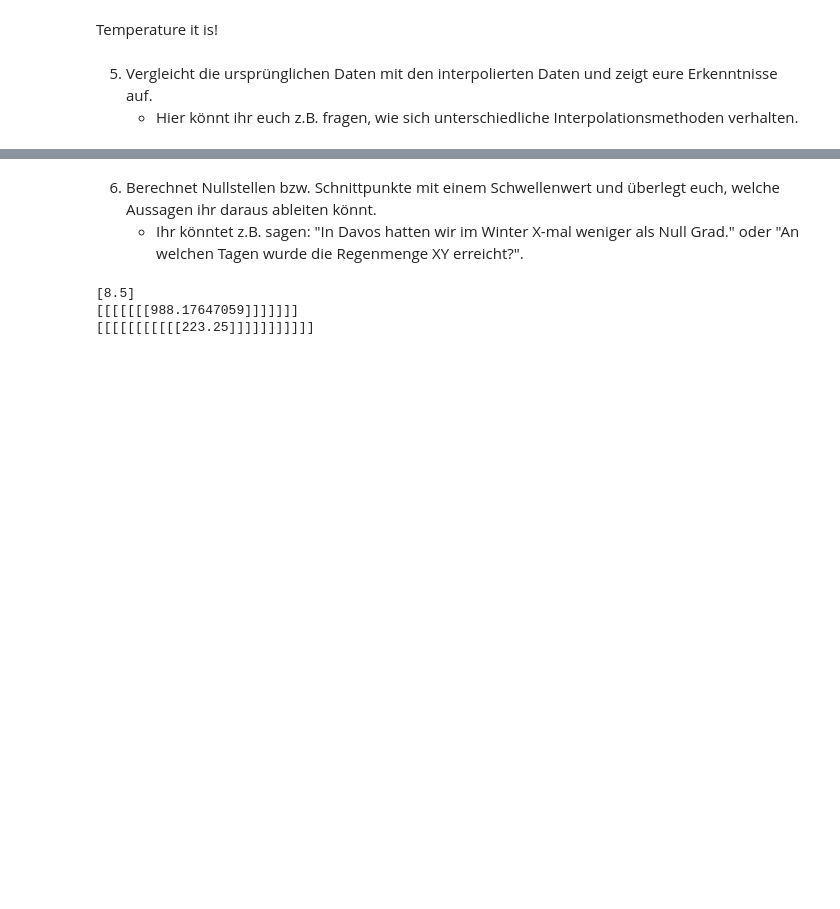
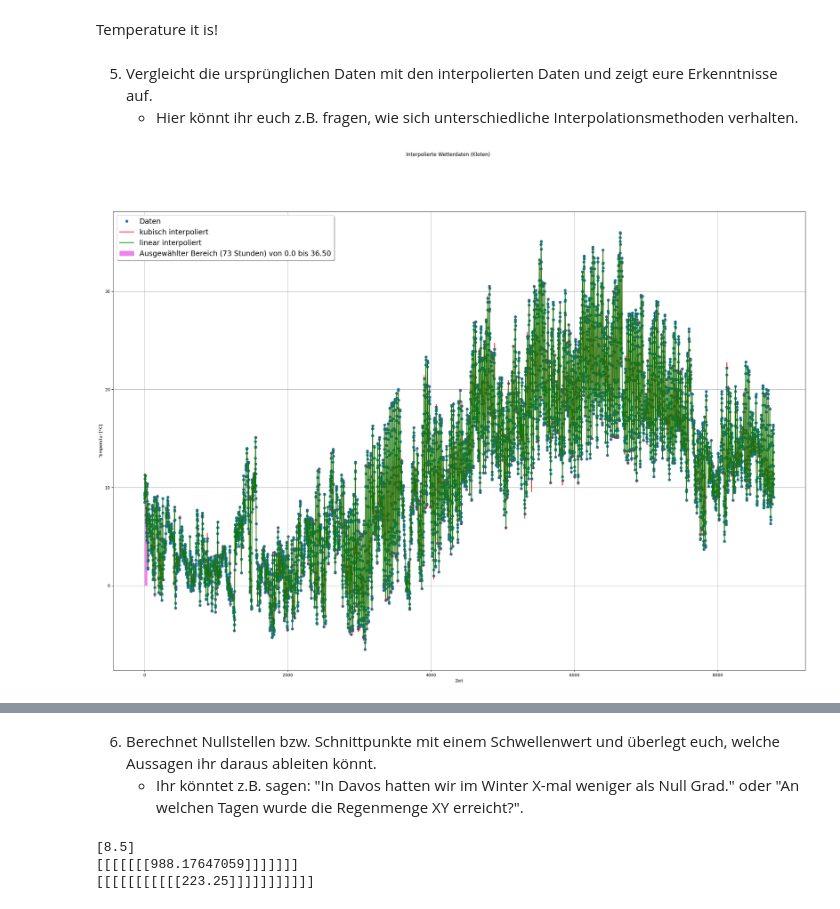
Before and after one commit to Kevin-J-Klein/NGDS-Gruppe-G, a Jupyter notebook: WetterstationGruppeG-Alex_neu.ipynb, the cells around one changed output, grey strips where cells are left out. Drawn from its saved outputs; the diff is of its cells as text; code cells hidden in the pictures; blank space fills up the shorter version.

```diff
--- a/WetterstationGruppeG-Alex_neu.ipynb
+++ b/WetterstationGruppeG-Alex_neu.ipynb
@@ -216,3 +211,24 @@ Temperature it is!
    - Hier könnt ihr euch z.B. fragen, wie sich unterschiedliche Interpolationsmethoden verhalten.
 # %%
 f_linear_temp = interp1d(time_diff, klo_weather_t[3:4], kind = 'linear')
+# %%
+fig, ax1 = plt.subplots(1, 1, sharex=True, figsize=(30,20))
+fig.subplots_adjust(wspace=0.5, hspace=0.3)
+
+# Plot ax1 mit allen Daten
+ax1.plot(time_diff, temp, 'o', label='Daten')
+ax1.plot(t, temp_inter_cubic, 'r-', label='kubisch interpoliert')
+ax1.plot(t, temp_inter_linear, 'g-', label='linear interpoliert')
+ax1.set_ylabel('Temperatur [°C]')
+
+plt.fill_between(t[0:max_demo], temp_inter_linear[0:max_demo],  color='violet', label=f'Ausgewählter Bereich ({max_demo} Stunden) von {t[0]} bis {t[max_demo]:.2f}')
+
+plt.legend( loc='upper left', shadow=True, fontsize='xx-large')
+plt.grid()
+
+plt.xlabel('Zeit')
+plt.suptitle(f'Interpolierte Wetterdaten (Kloten)')
+
+plt.show()
+# %% [output]
+[figure, added]
```
Also changed, not shown: parts of 10 cells of this notebook.
